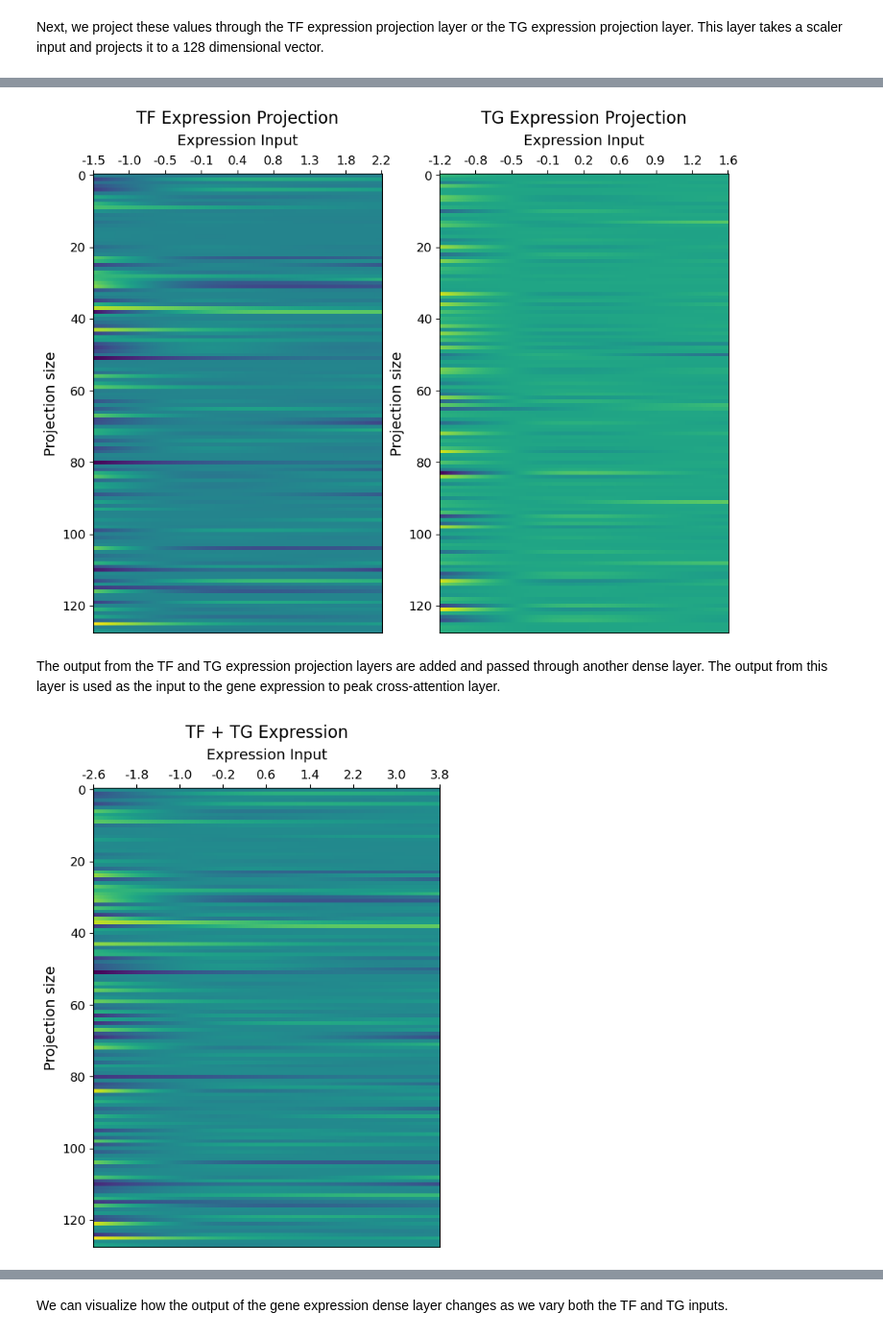
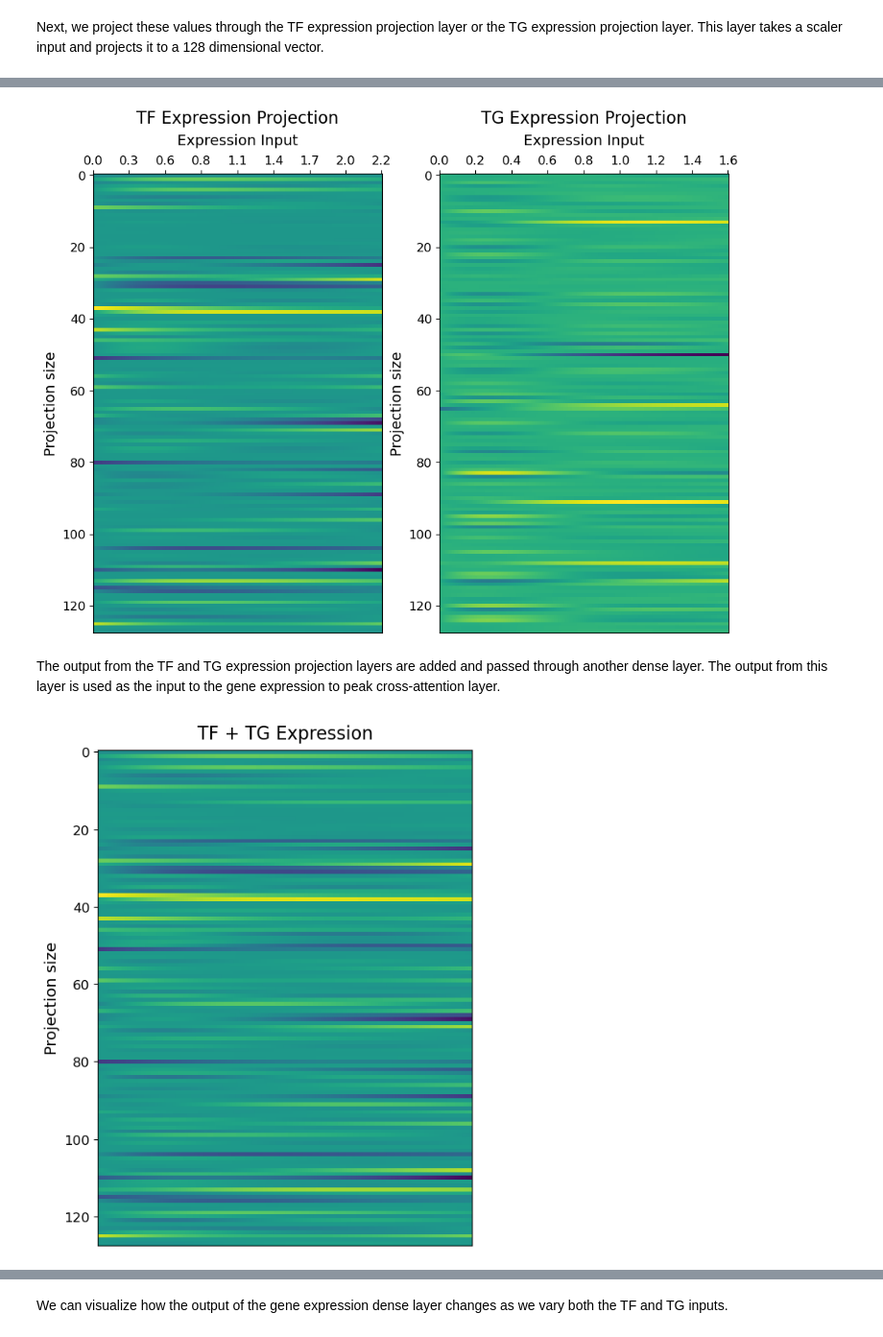
Before and after one commit to emoeller80281/Custom_GRN_Inference, a Jupyter notebook: TETHER/scripts/explore_model_features.ipynb, the cells around one changed output, grey strips where cells are left out. Shown at 96% size. Saved outputs shown, nothing was run; the diff lists cells and outputs as text; code cells hidden in the pictures.

Commit message:
Updated visualizations, created plotly visualization of what my model is learning

```diff
--- a/TETHER/scripts/explore_model_features.ipynb
+++ b/TETHER/scripts/explore_model_features.ipynb
@@ -569,38 +700,4 @@ tg_projected, tg_input_values = project_expression(model.tg_expr_proj, tg_expres
 # %%
-def plot_projected_expression(projection_dict):
-    width = len(projection_dict) * 5 + 1
-    fig, axes = plt.subplots(1, len(projection_dict), figsize=(width, 8))
-
-    for i, (title, values) in enumerate(projection_dict.items()):
-        if len(projection_dict) == 1:
-            axes = [axes]
-        else:
-            axes = axes
-        projected, inputs = values
-
-        im = axes[i].imshow(
-            projected.T,
-            aspect="auto",
-            interpolation="nearest",
-            cmap="viridis",
-        )
-
-        tick_positions = np.linspace(0, len(inputs) - 1, 9, dtype=int)
-        axes[i].set_xticks(tick_positions)
-
-        tick_labels = [f"{inputs[i]:.1f}" for i in tick_positions]
-        axes[i].set_xlabel("Expression Input", fontsize=14, labelpad=10)
-
-        axes[i].set_xticklabels(tick_labels, fontsize=12)
-        axes[i].set_yticklabels(axes[i].get_yticklabels(), fontsize=12)
-        axes[i].set_ylabel("Projection size", fontsize=14)
-        axes[i].set_title(title, fontsize=16, pad=10)
-        # fig.colorbar(im, ax=axes[i], label="Projection output")
-        axes[i].xaxis.set_label_position('top')
-
-        axes[i].tick_params(top=True, labeltop=True, bottom=False, labelbottom=False)
-
-    plt.show()
 
 projection_dict = {
     "TF Expression Projection": (tf_projected, tf_input_values),
@@ -609,11 +706,11 @@ projection_dict = {
 
 plot_projected_expression(projection_dict)
 # %% [output]
-[figure, old version]
+[figure, new version]
 # %% [markdown]
 The output from the TF and TG expression projection layers are added and passed through another dense layer. The output from this layer is used as the input to the gene expression to peak cross-attention layer.
 # %%
-projection_dict = {"TF + TG Expression": (tf_projected + tg_projected, tf_input_values + tg_input_values)}
+projection_dict = {"TF + TG Expression": (tf_projected + tg_projected, None)}
 plot_projected_expression(projection_dict)
 # %% [output]
-[figure, old version]
+[figure, new version]
```
Also changed, not shown: parts of 45 cells of this notebook, 4 other files.
